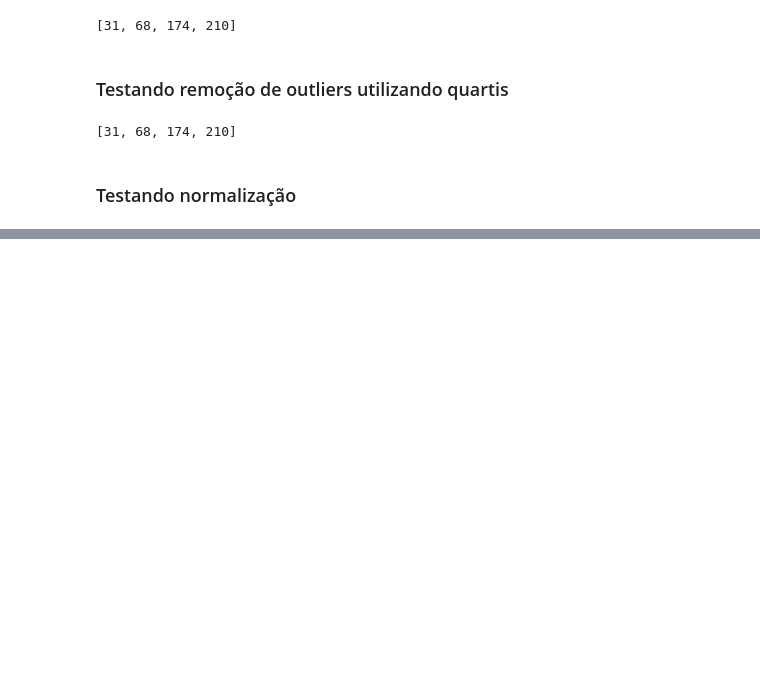
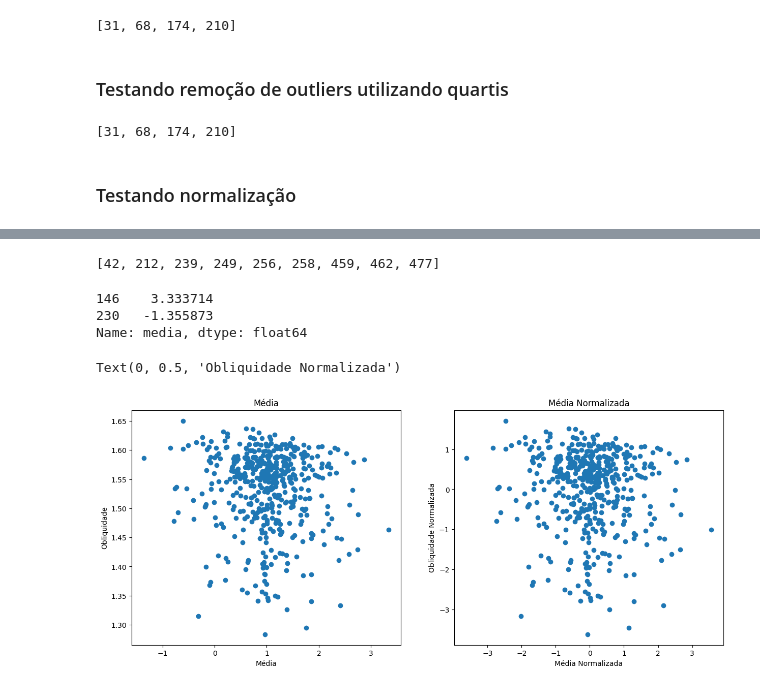
Before and after one commit to caiomorozini/engenharia_medica, a Jupyter notebook: src/pratica_3.ipynb, the cells around one changed output, grey strips where cells are left out. Saved outputs shown, nothing was run; the diff lists cells and outputs as text; code cells hidden in the pictures; blank space fills up the shorter version.

```diff
--- a/src/pratica_3.ipynb
+++ b/src/pratica_3.ipynb
@@ -51,0 +63,2 @@ Text(0, 0.5, 'Obliquidade Normalizada')
+# %%
+vigilia = pd.read_pickle('../data/pratica_2/caracteristica_vigilia.pkl')
@@ -51,0 +81,8 @@ Text(0, 0.5, 'Obliquidade Normalizada')
+# %%
+# Detectando outliers
+outliers_vigilia_media = remoutliers(vigilia.media, 3, method='desvio')
+outliers_vigilia_variancia = remoutliers(vigilia.variancia, 3, method='desvio')
+outliers_vigilia_complexidade = remoutliers(vigilia.complexidade, 3, method='desvio')
+
+
+outliers_vigilia_media
@@ -51,0 +97,2 @@ Text(0, 0.5, 'Obliquidade Normalizada')
+# %%
+vigilia.drop(outliers_vigilia_media, inplace=False)
@@ -51,0 +119,27 @@ Text(0, 0.5, 'Obliquidade Normalizada')
+# %%
+outliers_vigilia_complexidade
+vigilia.drop
+# %% [output]
+[42, 212, 239, 249, 256, 258, 459, 462, 477]
+# %%
+vigilia.media[outliers_vigilia_media]
+# %% [output]
+146    3.333714
+230   -1.355873
+Name: media, dtype: float64
+# %%
+media_normalizada = normaliza(vigilia.media, metodo='linear')
+complexidade_normalizada = normaliza(vigilia.complexidade, metodo='linear')
+plt.figure(figsize=(15, 6))
+plt.subplot(1,2,1, title='Média')
+plt.scatter(vigilia.media, vigilia.complexidade)
+plt.xlabel('Média')
+plt.ylabel('Obliquidade')
+
+plt.subplot(1,2,2, title='Média Normalizada')
+plt.scatter(media_normalizada, complexidade_normalizada)
+plt.xlabel('Média Normalizada')
+plt.ylabel('Obliquidade Normalizada')
+# %% [output]
+Text(0, 0.5, 'Obliquidade Normalizada')
+[figure, added]
```
Also changed, not shown: parts of 8 cells of this notebook, 8 other files.
